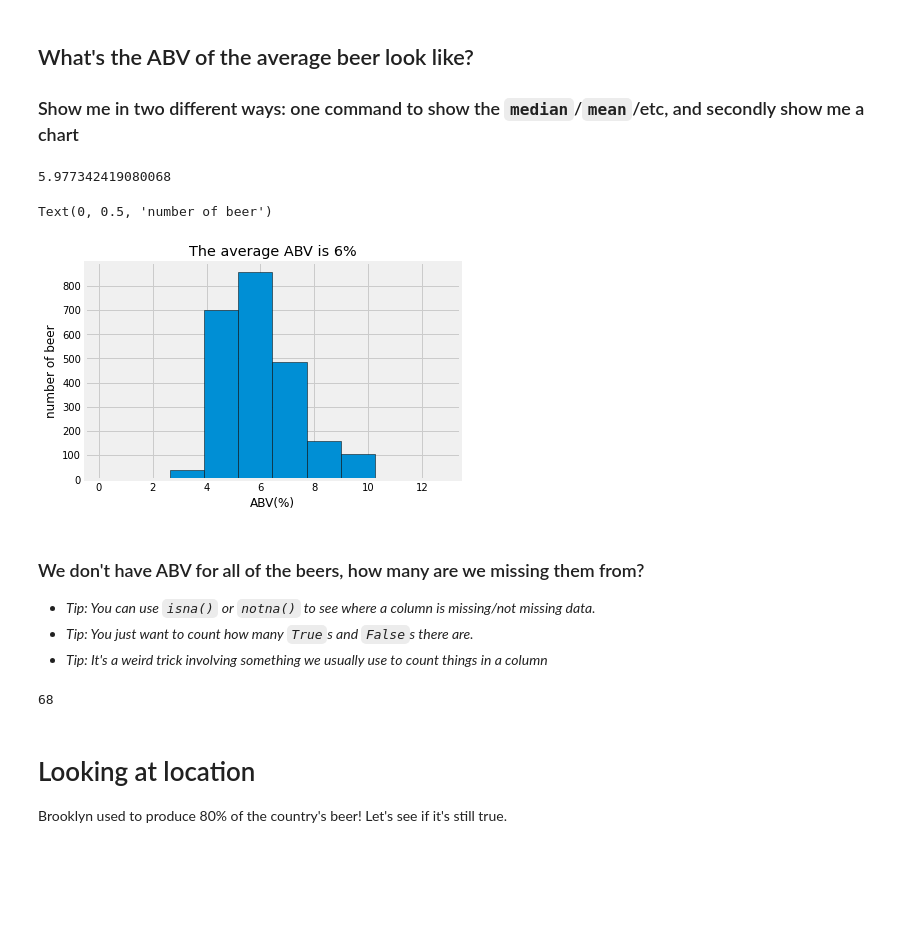
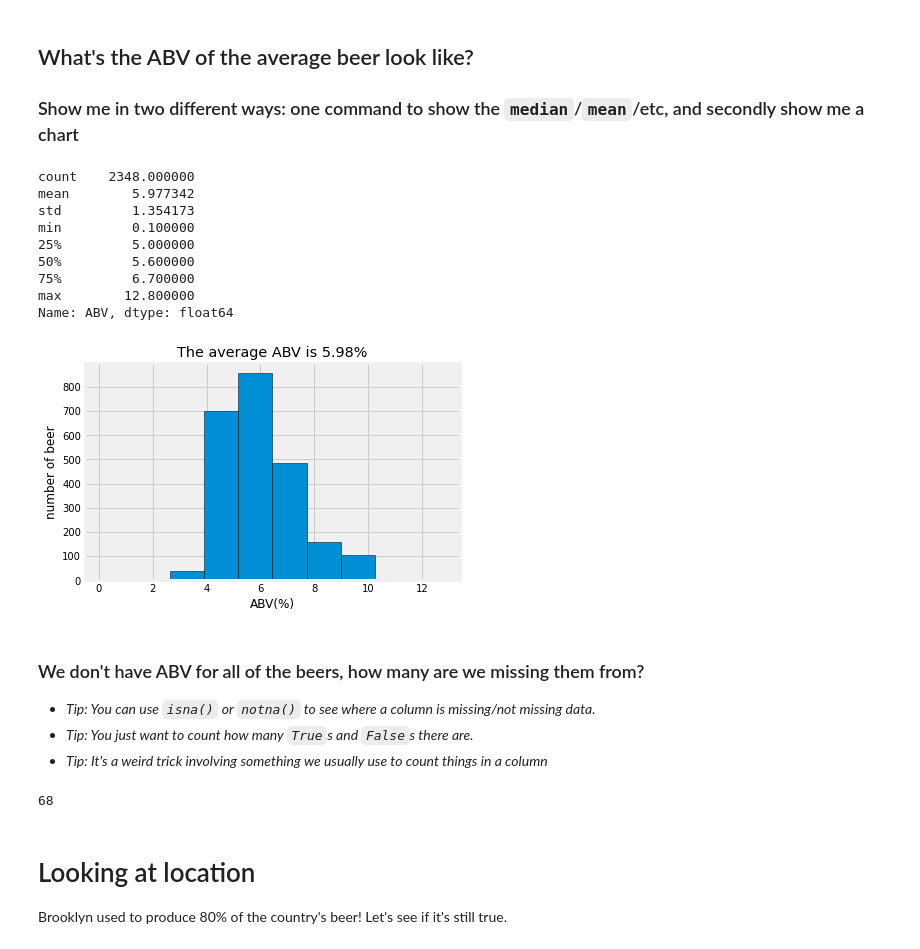
Before and after one commit to miotomita/Lede_homework_submission, a Jupyter notebook: Homework-7-Dataset ONE - Beer cans-Tomita.ipynb, the cells around one changed output. Saved outputs shown, nothing was run; the diff lists cells and outputs as text; code cells hidden in the pictures; blank space fills up the shorter version.

```diff
--- a/Homework-7-Dataset ONE - Beer cans-Tomita.ipynb
+++ b/Homework-7-Dataset ONE - Beer cans-Tomita.ipynb
@@ -58,6 +65,7 @@ Name: Brewery, dtype: int64
 # %% [markdown]
 ## What is the most common ABV? (alcohol by volume)
 # %%
-#df.ABV = df.ABV.apply(lambda x: str(x).replace('%','')).astype(float)
+#clean data and cast it as float
+df.ABV = df.ABV.apply(lambda x: str(x).replace('%','')).astype(float)
 # %%
 #mean
@@ -94,5 +107,3 @@ When you're confident you got it right, save the results back into the `ABV` col
 - *Tip: In programming the easiest way to remove something is to *replacing it with nothing*.
 - *Tip: "nothing" might seem like `NaN` sinc we talked about it a lot in class, but in this case it isn't! It's just an empty string, like ""*
 - *Tip: `.replace` is usually used for replacing ENTIRE cells, while `.str.replace` is useful for replacing PARTS of cells*
-# %%
-df.ABV = df.ABV.str.replace('%','')
@@ -102,5 +118,3 @@ df.ABV = df.ABV.str.replace('%','')
 Save the results back into the `ABV` column (again), and then check `df.dtypes` to make sure it worked.
 
 - *Tip: We used `.astype(int)` during class, but this has a decimal in it...*
-# %%
-df.ABV = df.ABV.astype(float)
@@ -108,28 +127,39 @@ df.ABV = df.ABV.astype(float)
 ## What's the ABV of the average beer look like?
 
 ### Show me in two different ways: one command to show the `median`/`mean`/etc, and secondly show me a chart
-# %%
-df.ABV.mean()
-# %% [output]
-5.977342419080068
+# %%
+# show the median/mean/etc
+df.ABV.describe()
+# %% [output]
+count    2348.000000
+mean        5.977342
+std         1.354173
+min         0.100000
+25%         5.000000
+50%         5.600000
+75%         6.700000
+max        12.800000
+Name: ABV, dtype: float64
 # %%
+#chart of ABV distribution
 df.ABV.hist(ec="k")
-plt.title("The average ABV is 6%")
+plt.title(f"The average ABV is {df.ABV.mean():.2f}%")
 plt.xlabel('ABV(%)')
 plt.ylabel('number of beer')
+plt.show()
 # %% [output]
-Text(0, 0.5, 'number of beer')
-[figure, old version]
+[figure, new version]
 # %% [markdown]
 ### We don't have ABV for all of the beers, how many are we missing them from?
 
 - *Tip: You can use `isna()` or `notna()` to see where a column is missing/not missing data.*
 - *Tip: You just want to count how many `True`s and `False`s there are.*
 - *Tip: It's a weird trick involving something we usually use to count things in a column*
-# %%
-df.ABV.isna().sum()
-# %% [output]
-68
+# %%
+#the number of missing beers
+df.ABV.isna().sum()
+# %% [output]
+68
 # %% [markdown]
 # Looking at location
 
```
Also changed, not shown: parts of 68 cells of this notebook, 1 other file.
